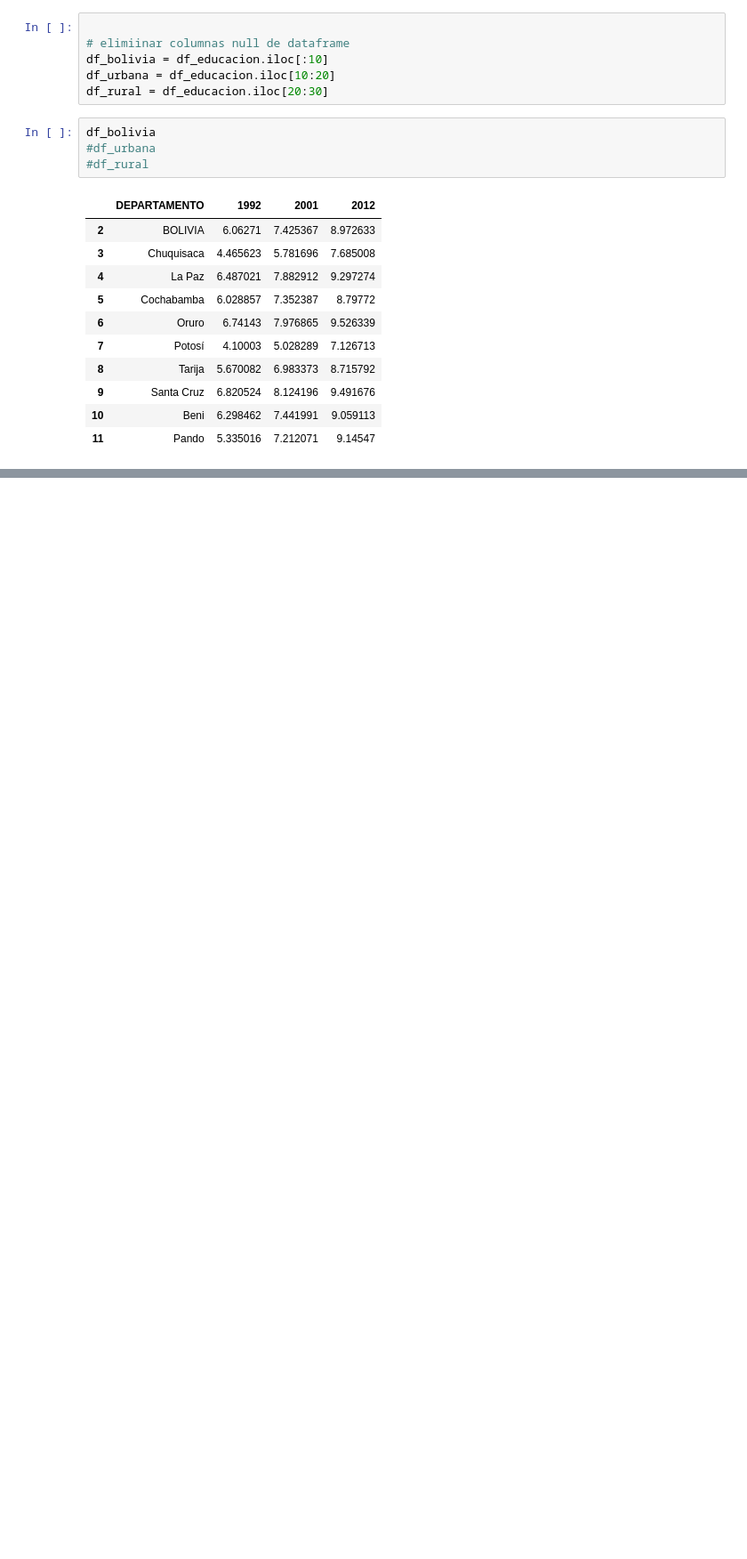
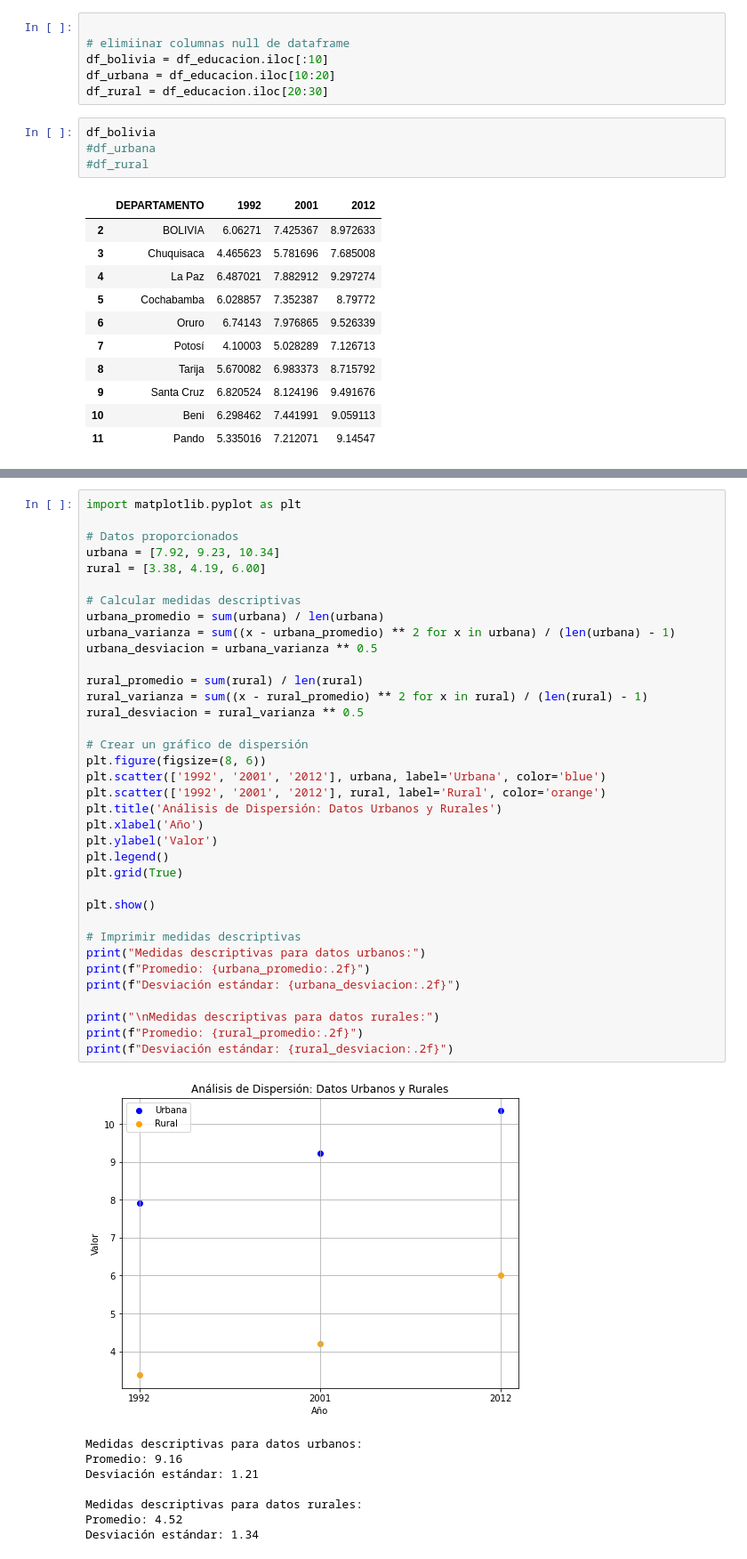
Before and after one commit to raulink/educacion-py, a Jupyter notebook: main.ipynb, the cells around one changed output, grey strips where cells are left out. Shown at 89% size. Drawn from its saved outputs; the diff is of its cells as text; blank space fills up the shorter version.

```diff
--- a/main.ipynb
+++ b/main.ipynb
@@ -67,0 +82,45 @@ df_bolivia
+# %%
+import matplotlib.pyplot as plt
+
+# Datos proporcionados
+urbana = [7.92, 9.23, 10.34]
+rural = [3.38, 4.19, 6.00]
+
+# Calcular medidas descriptivas
+urbana_promedio = sum(urbana) / len(urbana)
+urbana_varianza = sum((x - urbana_promedio) ** 2 for x in urbana) / (len(urbana) - 1)
+urbana_desviacion = urbana_varianza ** 0.5
+
+rural_promedio = sum(rural) / len(rural)
+rural_varianza = sum((x - rural_promedio) ** 2 for x in rural) / (len(rural) - 1)
+rural_desviacion = rural_varianza ** 0.5
+
+# Crear un gráfico de dispersión
+plt.figure(figsize=(8, 6))
+plt.scatter(['1992', '2001', '2012'], urbana, label='Urbana', color='blue')
+plt.scatter(['1992', '2001', '2012'], rural, label='Rural', color='orange')
+plt.title('Análisis de Dispersión: Datos Urbanos y Rurales')
+plt.xlabel('Año')
+plt.ylabel('Valor')
+plt.legend()
+plt.grid(True)
+
+plt.show()
+
+# Imprimir medidas descriptivas
+print("Medidas descriptivas para datos urbanos:")
+print(f"Promedio: {urbana_promedio:.2f}")
+print(f"Desviación estándar: {urbana_desviacion:.2f}")
+
+print("\nMedidas descriptivas para datos rurales:")
+print(f"Promedio: {rural_promedio:.2f}")
+print(f"Desviación estándar: {rural_desviacion:.2f}")
+# %% [output]
+[figure, added]
+Medidas descriptivas para datos urbanos:
+Promedio: 9.16
+Desviación estándar: 1.21
+
+Medidas descriptivas para datos rurales:
+Promedio: 4.52
+Desviación estándar: 1.34
```
Also changed, not shown: parts of 6 cells of this notebook, 4 other files.
